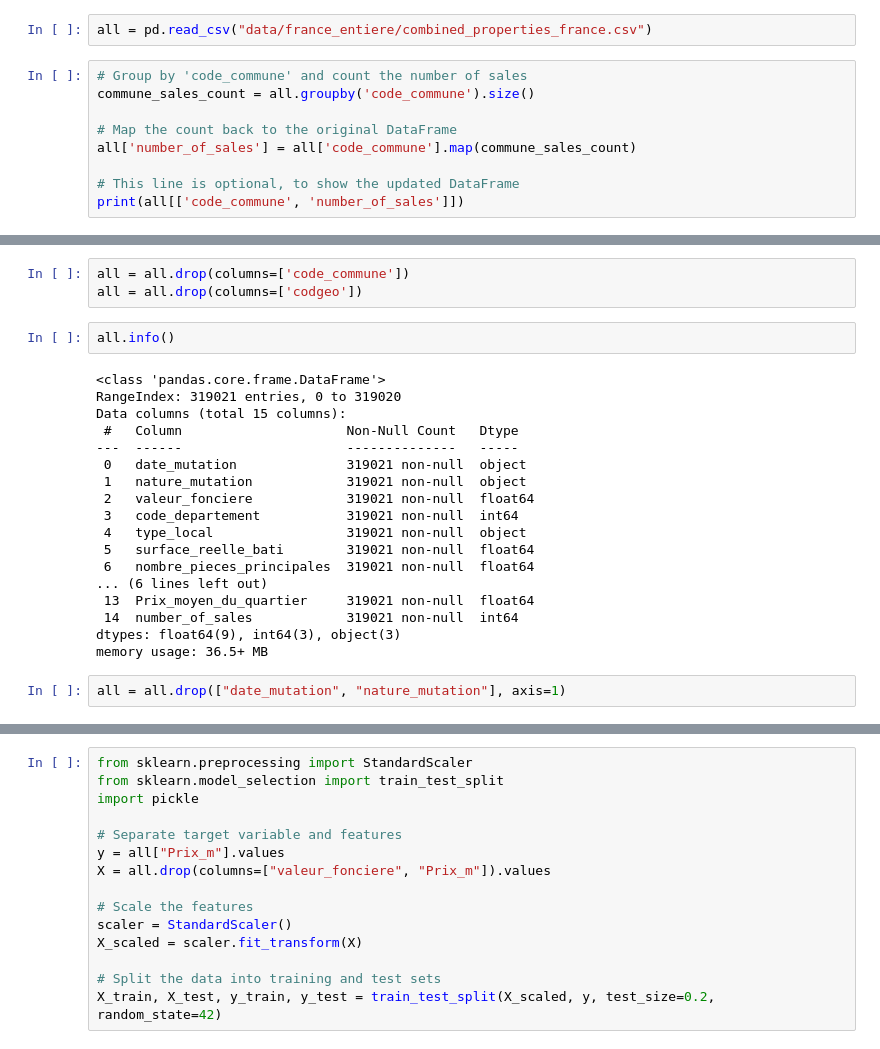
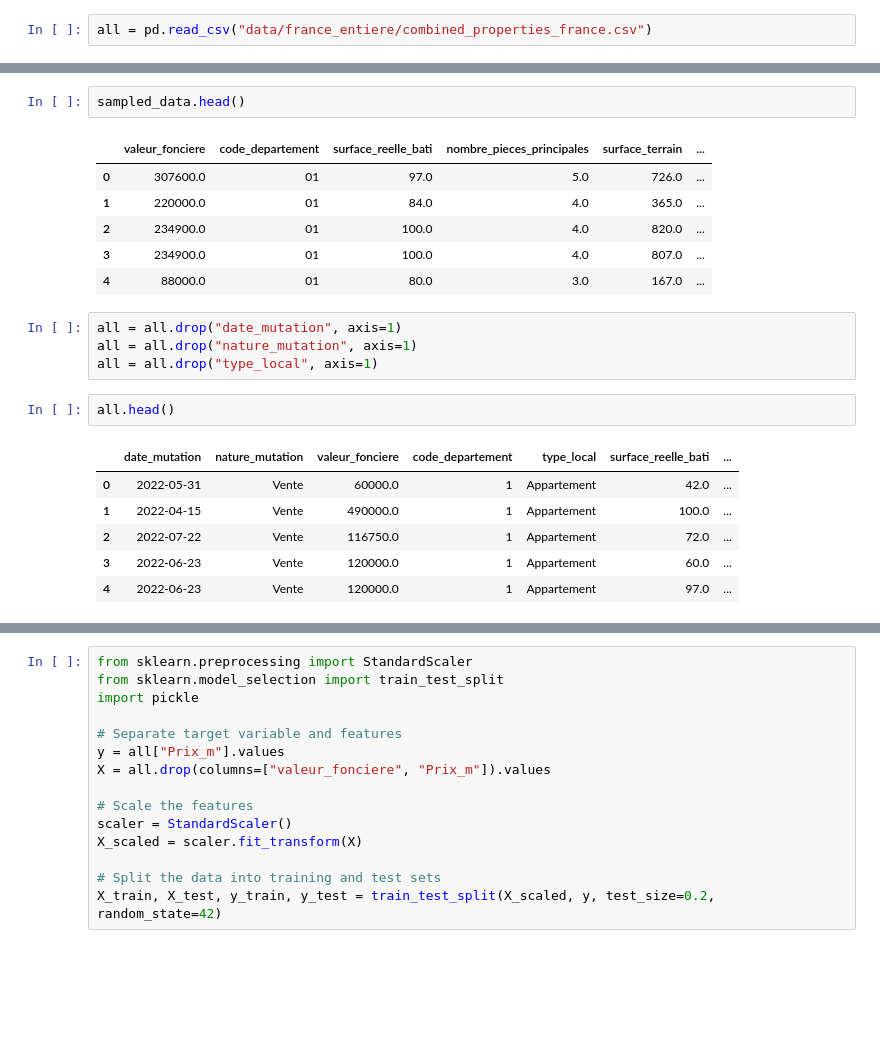
Before and after one commit to arthurdesma/immobilier_ml, a Jupyter notebook: data.ipynb, the cells around one changed output, grey strips where cells are left out. Cells and saved outputs as stored; diff of their text form; blank space fills up the shorter version.

```diff
--- a/data.ipynb
+++ b/data.ipynb
@@ -355,11 +605,2 @@ with open(model_filename, 'wb') as file:
 # %%
 all = pd.read_csv("data/france_entiere/combined_properties_france.csv")
-# %%
-# Group by 'code_commune' and count the number of sales
-commune_sales_count = all.groupby('code_commune').size()
-
-# Map the count back to the original DataFrame
-all['number_of_sales'] = all['code_commune'].map(commune_sales_count)
-
-# This line is optional, to show the updated DataFrame
-print(all[['code_commune', 'number_of_sales']])
@@ -381,25 +607,22 @@ print(all[['code_commune', 'number_of_sales']])
-# %%
-all = all.drop(columns=['code_commune'])
-all = all.drop(columns=['codgeo'])
+# %%
+sampled_data.head()
+# %% [output]
+|  | valeur_fonciere | code_departement | surface_reelle_bati | nombre_pieces_principales | surface_terrain | ... |
+| 0 | 307600.0 | 01 | 97.0 | 5.0 | 726.0 | ... |
+| 1 | 220000.0 | 01 | 84.0 | 4.0 | 365.0 | ... |
+| 2 | 234900.0 | 01 | 100.0 | 4.0 | 820.0 | ... |
+| 3 | 234900.0 | 01 | 100.0 | 4.0 | 807.0 | ... |
+| 4 | 88000.0 | 01 | 80.0 | 3.0 | 167.0 | ... |
+# %%
+all = all.drop("date_mutation", axis=1)
+all = all.drop("nature_mutation", axis=1)
+all = all.drop("type_local", axis=1)
 # %%
-all.info()
+all.head()
 # %% [output]
-<class 'pandas.core.frame.DataFrame'>
-RangeIndex: 319021 entries, 0 to 319020
-Data columns (total 15 columns):
- #   Column                     Non-Null Count   Dtype
----  ------                     --------------   -----
- 0   date_mutation              319021 non-null  object
- 1   nature_mutation            319021 non-null  object
- 2   valeur_fonciere            319021 non-null  float64
- 3   code_departement           319021 non-null  int64
- 4   type_local                 319021 non-null  object
- 5   surface_reelle_bati        319021 non-null  float64
- 6   nombre_pieces_principales  319021 non-null  float64
-... (6 lines left out)
- 13  Prix_moyen_du_quartier     319021 non-null  float64
- 14  number_of_sales            319021 non-null  int64
-dtypes: float64(9), int64(3), object(3)
-memory usage: 36.5+ MB
+|  | date_mutation | nature_mutation | valeur_fonciere | code_departement | type_local | surface_reelle_bati | ... |
+| 0 | 2022-05-31 | Vente | 60000.0 | 1 | Appartement | 42.0 | ... |
+| 1 | 2022-04-15 | Vente | 490000.0 | 1 | Appartement | 100.0 | ... |
+| 2 | 2022-07-22 | Vente | 116750.0 | 1 | Appartement | 72.0 | ... |
+| 3 | 2022-06-23 | Vente | 120000.0 | 1 | Appartement | 60.0 | ... |
+| 4 | 2022-06-23 | Vente | 120000.0 | 1 | Appartement | 97.0 | ... |
-# %%
-all = all.drop(["date_mutation", "nature_mutation"], axis=1)
```
Also changed, not shown: parts of 48 cells of this notebook.
